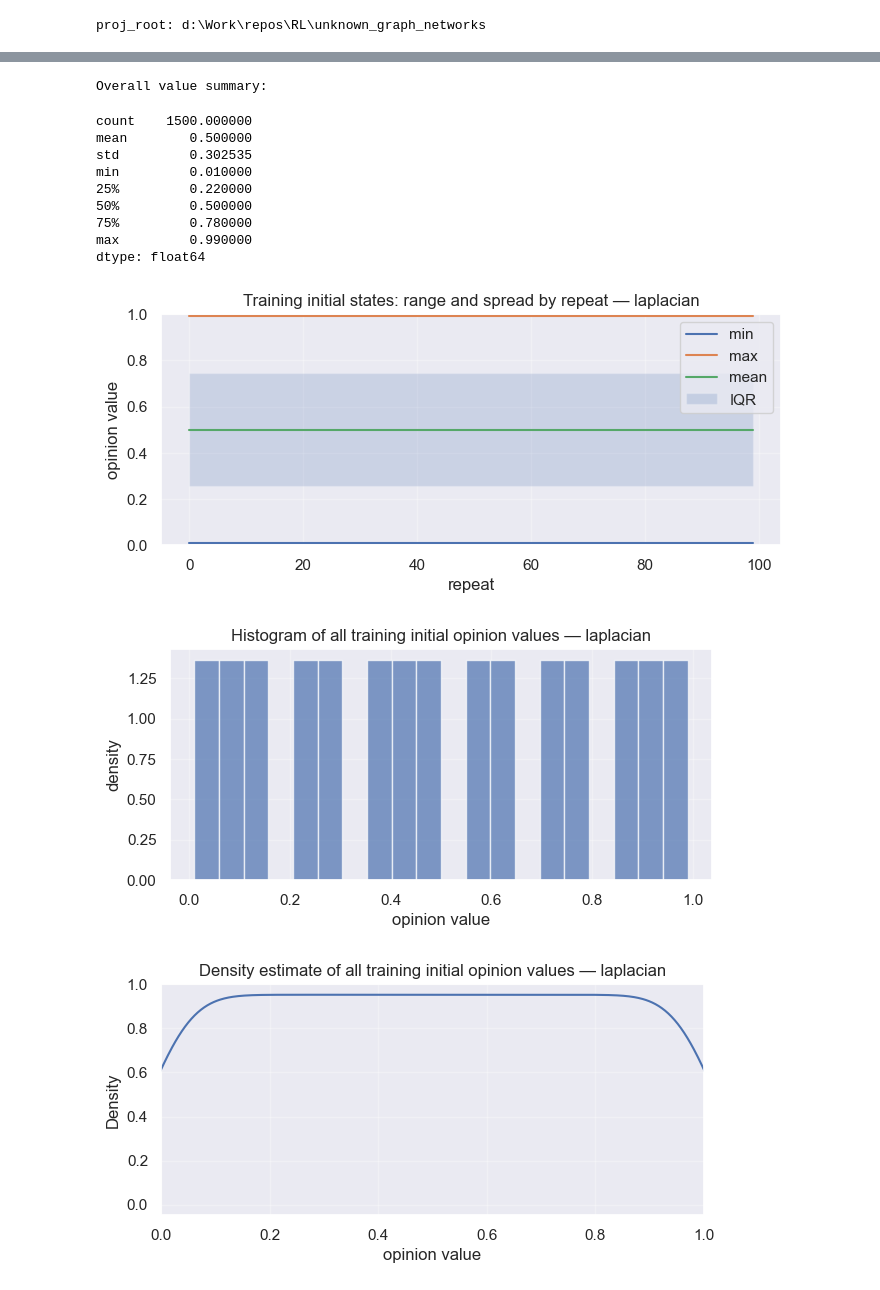
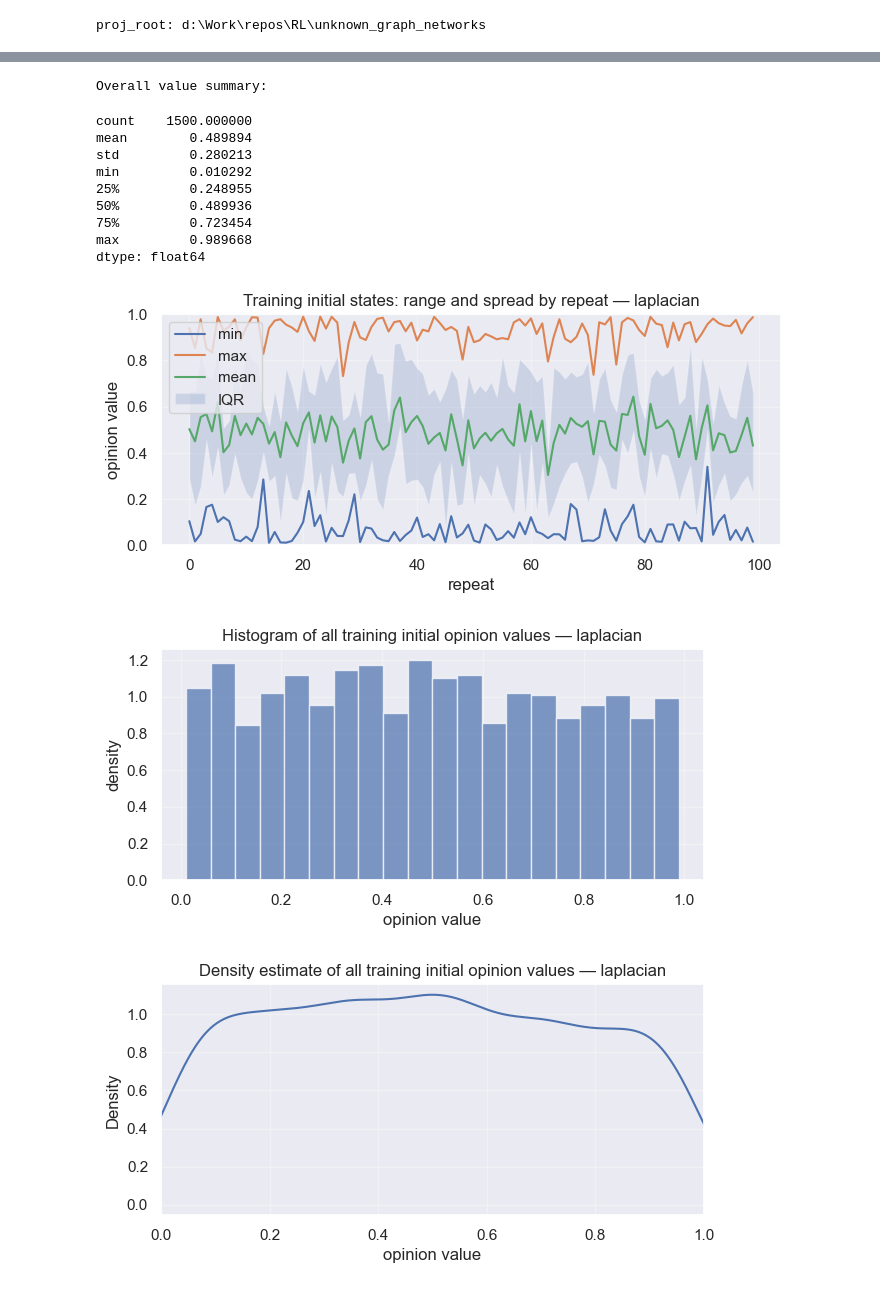
Before and after one commit to mariusdgm/unknown_graph_networks, a Jupyter notebook: opinion_dynamics/experiments/test_multiseed_all_propagation_methods_nocontrol_singlecampaign_random_inits.ipynb, the cells around one changed output, grey strips where cells are left out. Drawn from its saved outputs; the diff is of its cells as text; code cells hidden in the pictures.

```diff
--- a/opinion_dynamics/experiments/test_multiseed_all_propagation_methods_nocontrol_singlecampaign_random_inits.ipynb
+++ b/opinion_dynamics/experiments/test_multiseed_all_propagation_methods_nocontrol_singlecampaign_random_inits.ipynb
@@ -187,7 +198,7 @@ def run_repeated_nocontrol_singlecampaign_id_on_env(
     env_template,
     *,
     num_repeats=100,
-    init_mode="permuted_linspace",
+    init_mode="uniform",
     init_low=0.01,
     init_high=0.99,
     init_seed_base: int = 12345,
@@ -501,7 +512,7 @@ def run_multi_seed_nocontrol_singlecampaign_experiment_dynamics(
     seeds=range(10),
     repeats_per_seed=100,
     dynamics_model="laplacian",
-    init_mode="permuted_linspace",
+    init_mode="uniform",
     learn_num_campaigns=1,
     eval_num_campaigns=5,
     B_campaign=1.0,
@@ -576,8 +587,8 @@ EVAL_NUM_CAMPAIGNS = 5
 FIT_MAX_STEPS = 5_000
 NUM_REPEATS = 100
 
-INIT_MODE = "permuted_linspace"   # safer coverage of [0.01, 0.99] each repeat
-# INIT_MODE = "uniform"
+# INIT_MODE = "permuted_linspace"   # safer coverage of [0.01, 0.99] each repeat
+INIT_MODE = "uniform"
 
 DYNAMICS_LIST = [
     "laplacian",
@@ -739,7 +810,7 @@ step_calls_inner: 1
 # We still summarize it for each dynamics so you can verify.
 # =========================================================
 
-for DYNAMICS in DYNAMICS_LIST:
+for DYNAMICS in list(art_by_dyn.keys()):
     out = outs_by_dyn[DYNAMICS]
     all_x0_train = np.asarray(out["train_x0s"], dtype=float)
     summary_df = summarize_training_inits(all_x0_train)
@@ -809,13 +880,13 @@ for DYNAMICS in DYNAMICS_LIST:
 Overall value summary:
 count    1500.000000
-mean        0.500000
-std         0.302535
-min         0.010000
-25%         0.220000
-50%         0.500000
-75%         0.780000
-max         0.990000
+mean        0.489894
+std         0.280213
+min         0.010292
+25%         0.248955
+50%         0.489936
+75%         0.723454
+max         0.989668
 dtype: float64
-[figure, old version]
+[figure, new version]
-[figure, old version]
+[figure, new version]
-[figure, old version]
+[figure, new version]
```
Also changed, not shown: parts of 6 cells of this notebook, 6 other files.
